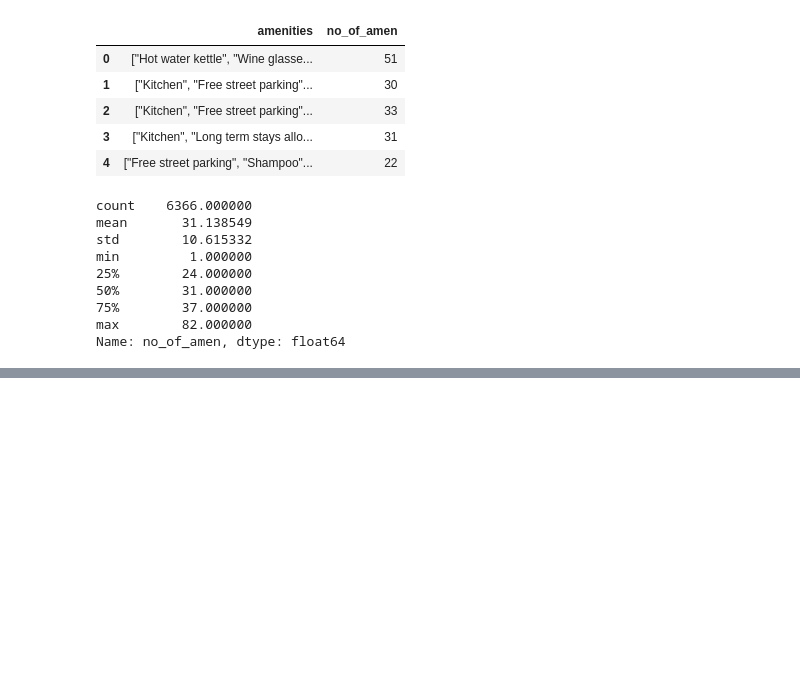
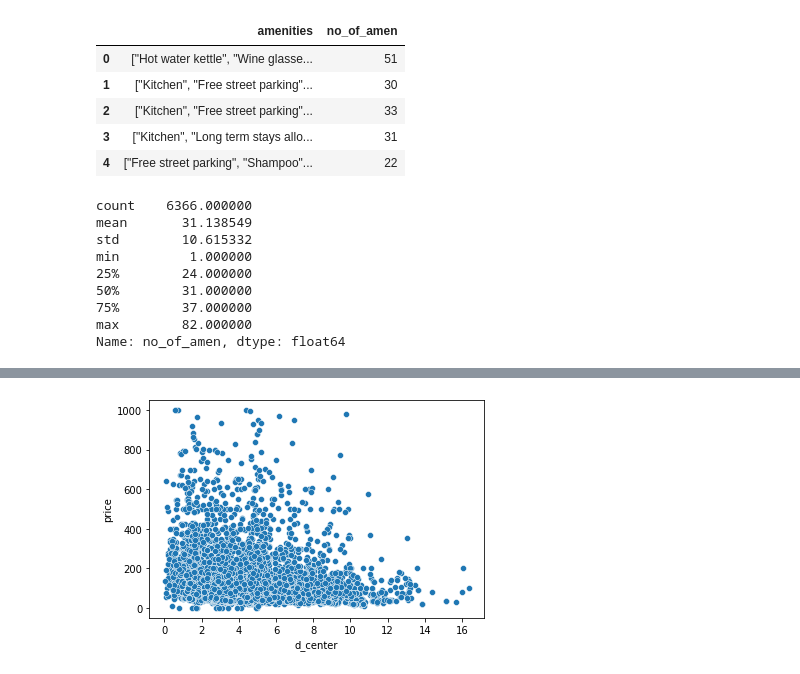
Before and after one commit to Summer-luna/Fall2021-IST5520-Group5, a Jupyter notebook: Data Manipulation.ipynb, the cells around one changed output, grey strips where cells are left out. Saved outputs shown, nothing was run; the diff lists cells and outputs as text; code cells hidden in the pictures; blank space fills up the shorter version.

Commit message:
third version

```diff
--- a/Data Manipulation.ipynb
+++ b/Data Manipulation.ipynb
@@ -321,0 +338,30 @@ plt.show()
+# %%
+# Coordinates for center of Chicago in degrees
+lat1 = 41.8781
+long1 = -87.6298
+
+# Constant, radius of the Earth in miles
+r = 3958.8
+
+def haversine(lat2, long2):
+    # First convert degrees into radians:
+    rlat1 = lat1 * (math.pi / 180)
+    rlat2 = lat2 * (math.pi / 180)
+    rlong1 = long1 * (math.pi / 180)
+    rlong2 = long2 * (math.pi / 180)
+
+    dlat = rlat1 - rlat2
+    dlong = rlong1 - rlong2
+
+    a = (math.sin(dlat / 2) ** 2)         # First term
+    b = math.cos(rlat1) * math.cos(rlat2) # Second term
+    c = (math.sin(dlong / 2) ** 2)         # Third term
+    e = math.sqrt(a + b * c)
+    d = 2 * r * e
+    return d
+# %%
+list_dat['d_center'] = 0
+# %%
+list_dat['d_center'] = list_dat.apply(
+    lambda row: haversine(row['latitude'], row['longitude']),
+    axis=1)
@@ -322 +382,6 @@ plt.show()
+# %%
+p = sb.scatterplot(y='price',x='d_center', data=list_dat)
+plt.show()
+# %% [output]
+[figure, added]
 # %%
```
Also changed, not shown: parts of 19 cells of this notebook.
